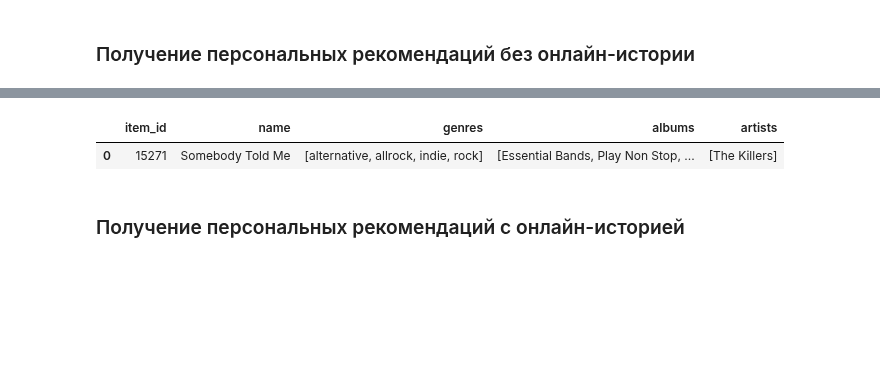
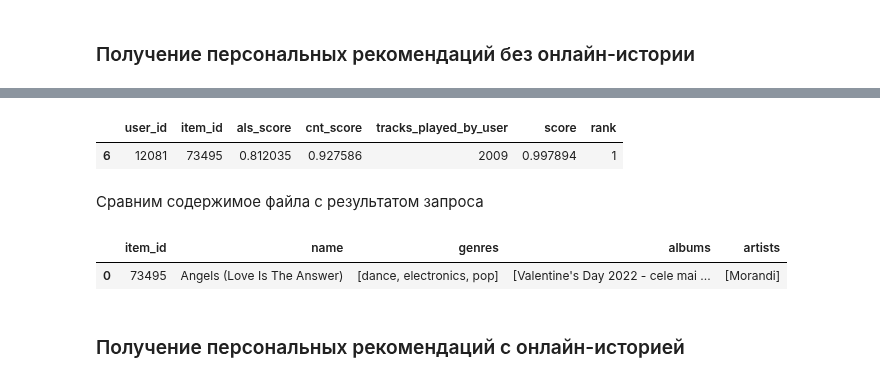
Before and after one commit to ibnkir/music-recsys-project, a Jupyter notebook: part_3_test.ipynb, the cells around one changed output, grey strips where cells are left out. Saved outputs shown, nothing was run; the diff lists cells and outputs as text; code cells hidden in the pictures; blank space fills up the shorter version.

```diff
--- a/part_3_test.ipynb
+++ b/part_3_test.ipynb
@@ -119,16 +101,24 @@ user_id
+# %%
+# Посмотрим, какие есть для него рекомендации
+recommendations.query('user_id == @user_id')
+# %% [output]
+|  | user_id | item_id | als_score | cnt_score | tracks_played_by_user | score | rank |
+| 6 | 12081 | 73495 | 0.812035 | 0.927586 | 2009 | 0.997894 | 1 |
+# %% [markdown]
+Сравним содержимое файла с результатом запроса
 # %%
 # Отправляем запрос для получения только оффлайн-рекомендаций
 params = {'user_id': user_id, 'k': 10}
 resp = requests.post(recommendations_url + "/recommendations_offline", headers=headers, params=params)
 if resp.status_code == 200:
-    recs = resp.json()
-    display_items(recs['recs'])
+    resp = resp.json()
+    display_items(resp['recs'])
 else:
     recs = []
     print(f"status code: {resp.status_code}")
 # %% [output]
 |  | item_id | name | genres | albums | artists |
-| 0 | 15271 | Somebody Told Me | [alternative, allrock, indie, rock] | [Essential Bands, Play Non Stop, ... | [The Killers] |
+| 0 | 73495 | Angels (Love Is The Answer) | [dance, electronics, pop] | [Valentine's Day 2022 - cele mai ... | [Morandi] |
 # %% [markdown]
 ### Получение персональных рекомендаций с онлайн-историей
 # %% [markdown]
```
Also changed, not shown: parts of 12 cells of this notebook.
